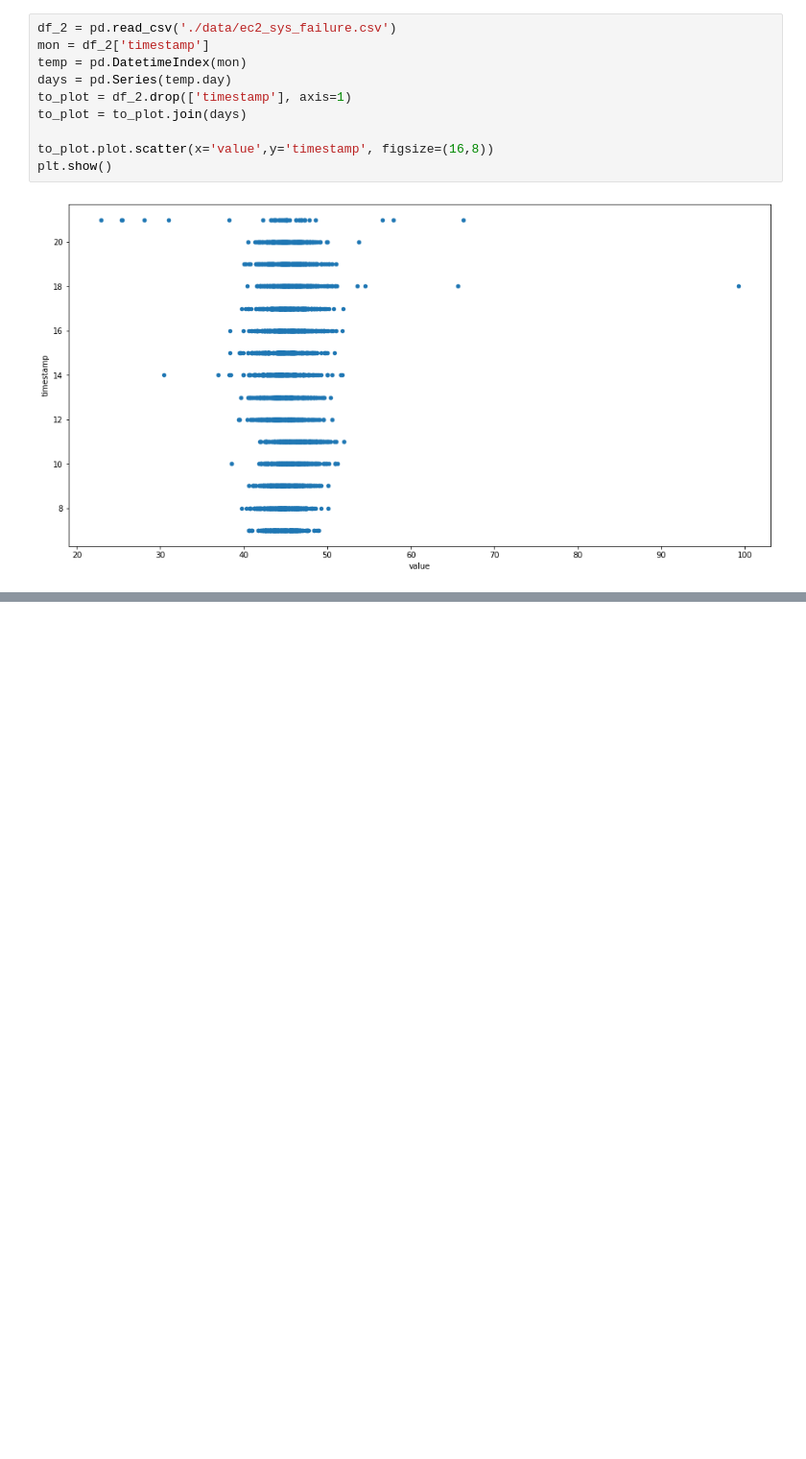
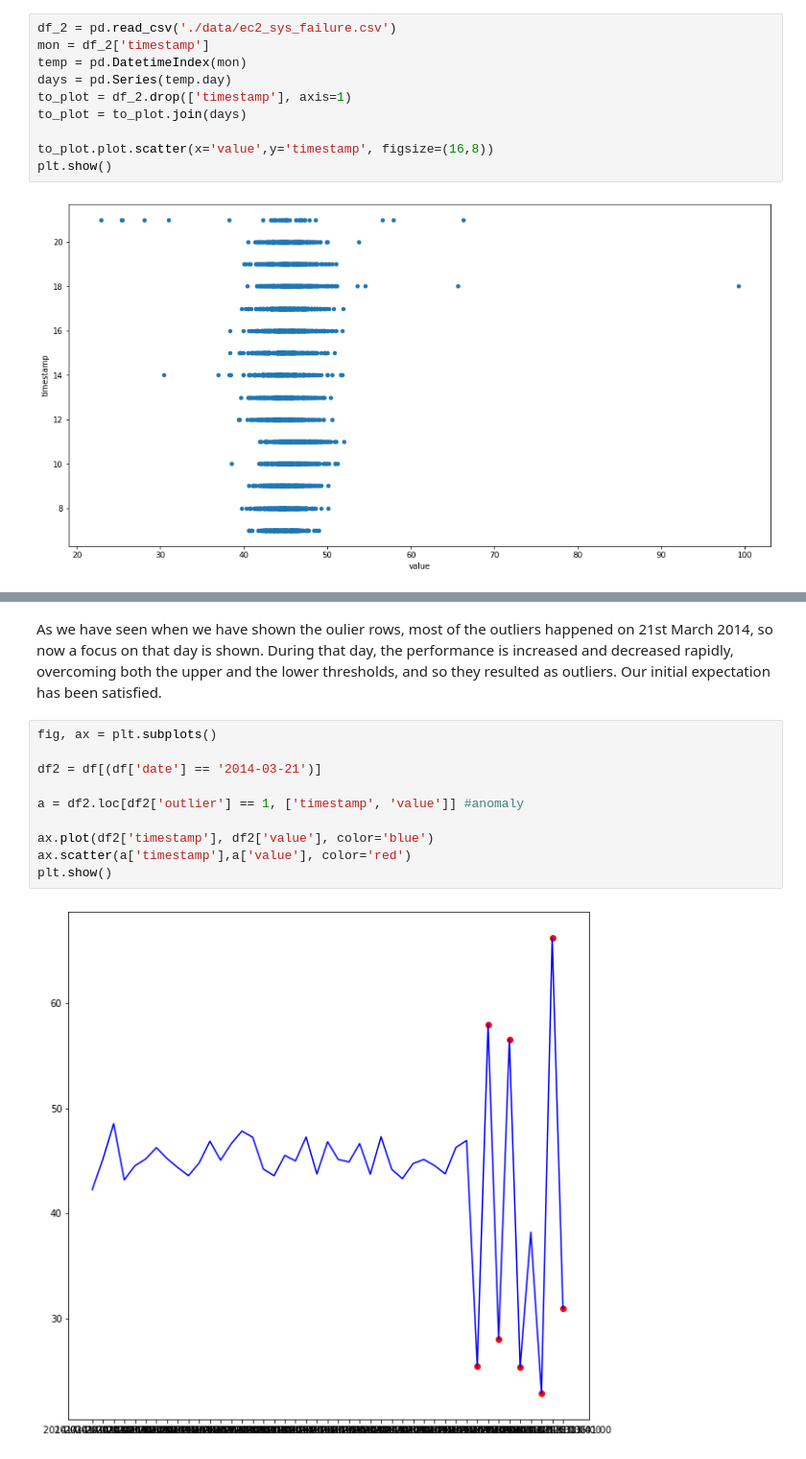
Before and after one commit to adrianomundo/II2202-research-methodology-scientific-writing, a Jupyter notebook: Quantitative_ex_aws.ipynb, the cells around one changed output, grey strips where cells are left out. Shown at 96% size. Cells and saved outputs as stored; diff of their text form; blank space fills up the shorter version.

```diff
--- a/Quantitative_ex_aws.ipynb
+++ b/Quantitative_ex_aws.ipynb
@@ -141,0 +298,14 @@ plt.show()
+# %% [markdown]
+As we have seen when we have shown the oulier rows, most of the outliers happened on 21st March 2014, so now a focus on that day is shown. During that day, the performance is increased and decreased rapidly, overcoming both the upper and the lower thresholds, and so they resulted as outliers. Our initial expectation has been satisfied.
+# %%
+fig, ax = plt.subplots()
+
+df2 = df[(df['date'] == '2014-03-21')]
+
+a = df2.loc[df2['outlier'] == 1, ['timestamp', 'value']] #anomaly
+
+ax.plot(df2['timestamp'], df2['value'], color='blue')
+ax.scatter(a['timestamp'],a['value'], color='red')
+plt.show()
+# %% [output]
+[figure, added]
```
Also changed, not shown: parts of 19 cells of this notebook, 2 other files.
